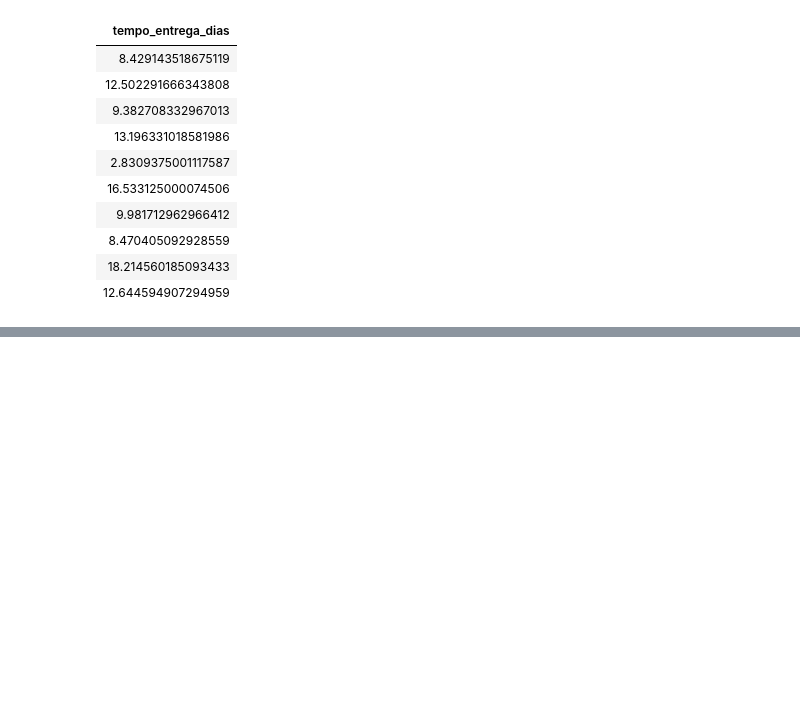
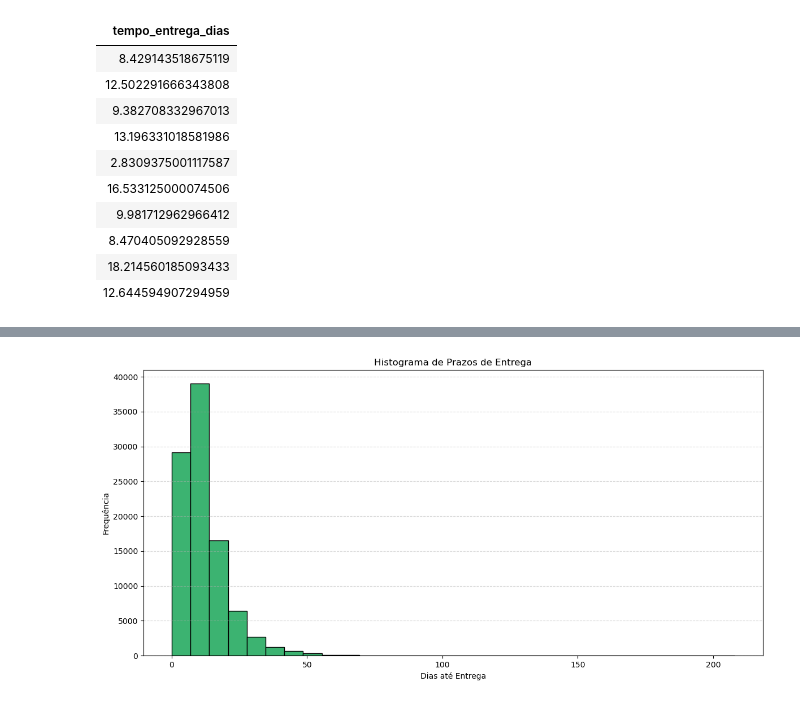
Before and after one commit to zVitor-Emanuel/Olist_Data_Analysis, a Jupyter notebook: case.ipynb, the cells around one changed output, grey strips where cells are left out. Saved outputs shown, nothing was run; the diff lists cells and outputs as text; code cells hidden in the pictures; blank space fills up the shorter version.

```diff
--- a/case.ipynb
+++ b/case.ipynb
@@ -811,0 +853,15 @@ Done.
+# %%
+dfb = dataframes['olist_orders_dataset']
+dfb_nn = dfb[dfb['order_delivered_customer_date'].notna() & dfb['order_approved_at'].notna()]
+dfb_nn['dias_ate_entrega'] = (dfb_nn['order_delivered_customer_date'] - dfb_nn['order_approved_at']).dt.days
+dfb_nn = dfb_nn[dfb_nn['dias_ate_entrega'] >= 0]
+
+queryb = (
+    dfb_nn
+    .groupby('dias_ate_entrega')
+    .size()
+    .reset_index(name='total_pedidos')
+    .sort_values('total_pedidos', ascending=False)
+)
+
+queryb.head(30)
@@ -811,0 +891,13 @@ Done.
+# %%
+import matplotlib.pyplot as plt
+
+plt.figure(figsize=(12, 6))
+plt.hist(dfb_nn['dias_ate_entrega'], bins=30, color='mediumseagreen', edgecolor='black')
+plt.xlabel('Dias até Entrega')
+plt.ylabel('Frequência')
+plt.title('Histograma de Prazos de Entrega')
+plt.grid(axis='y', linestyle='--', alpha=0.5)
+plt.tight_layout()
+plt.show()
+# %% [output]
+[figure, added]
```
Also changed, not shown: parts of 31 cells of this notebook, 1 other file.
